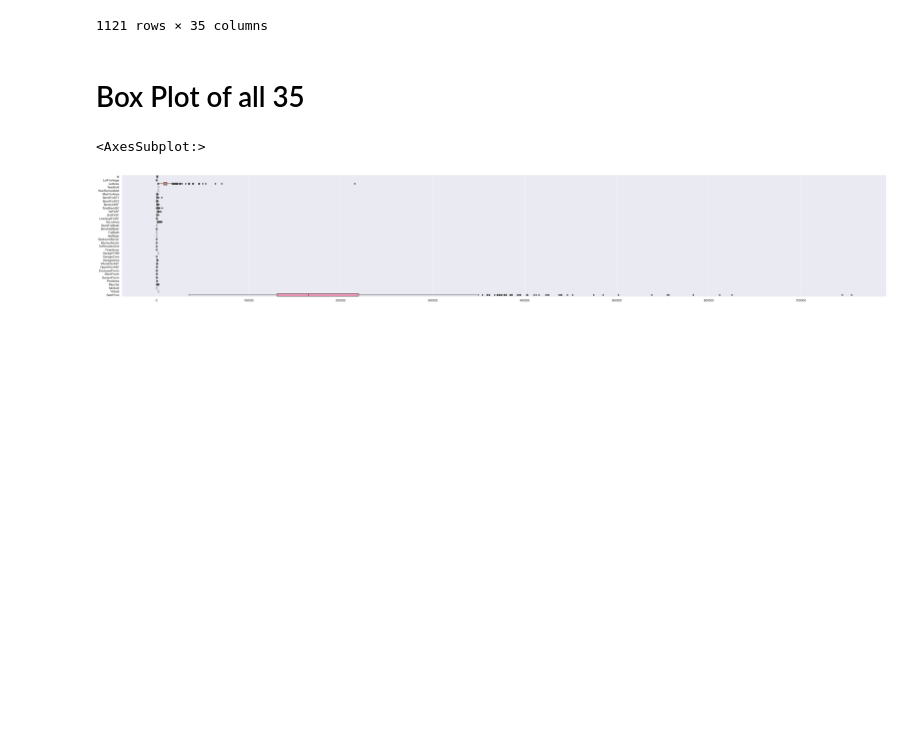
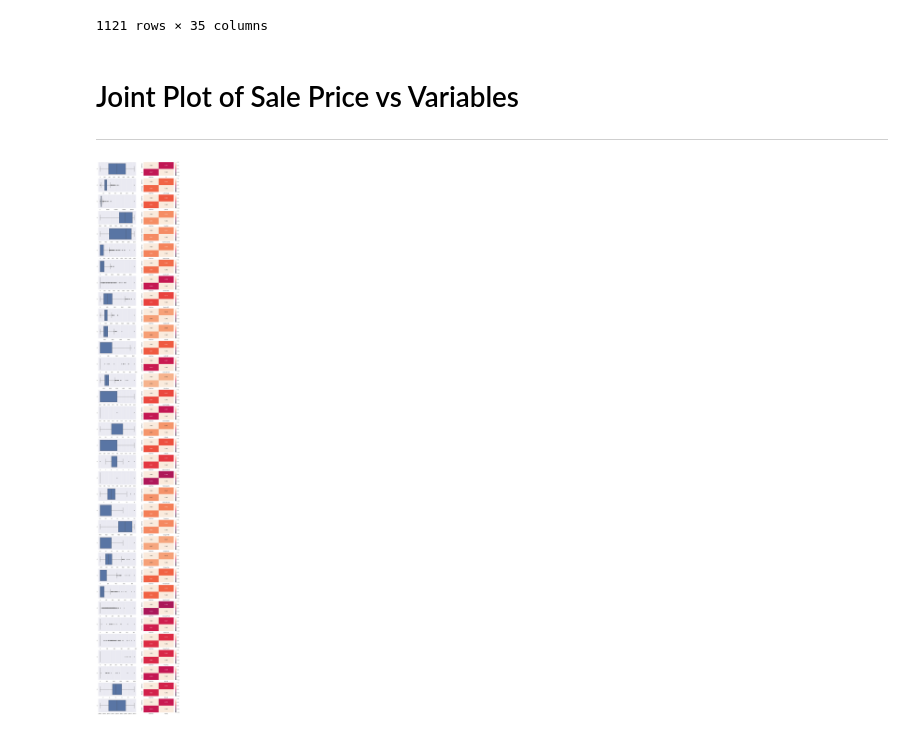
Before and after one commit to isaacchunn/data-science-and-ai, a Jupyter notebook: Lab 2/Solution/Exercise2_solution.ipynb, the cells around one changed output. Cells and saved outputs as stored; diff of their text form; code cells hidden in the pictures; blank space fills up the shorter version.

```diff
--- a/Lab 2/Solution/Exercise2_solution.ipynb
+++ b/Lab 2/Solution/Exercise2_solution.ipynb
@@ -422,11 +422,27 @@ floatIntDF
 | 1459 | 1460 | 75.0 | 9937 | 1965 | 1965 | 0.0 | 830 | 290 | 136 | ... |
 1121 rows × 35 columns
 # %% [markdown]
-# Box Plot of all 35
+# Joint Plot of Sale Price vs Variables
+
+---
 # %%
-# Draw the Boxplots of all variables
-f = plt.figure(figsize=(50, 8))
-sb.boxplot(data = floatIntDF, orient = "h")
+# Draw the joint plot of sale price to all variables
+dataLength = len(floatIntDF.axes[1]) - 1;
+#col and rows, figsize 12,10
+
+newDataDF = {}
+
+f, axes = plt.subplots(dataLength, 2, figsize = (15, 100))
+
+count = 0;
+for col in floatIntDF.axes[1]:
+    if col != "SalePrice":
+        df = pd.concat([salePriceDF,pd.DataFrame(floatIntDF[col])], axis =1).reindex(floatIntDF.index)
+        sb.boxplot(data = floatIntDF[col], orient = "h", ax = axes[count,0])
+        #sb.jointplot(data = df, x = "SalePrice", y = col, ax = axes[count,0])
+        sb.heatmap(data = df.corr(), vmin = -1, vmax = 1, annot = True, fmt = ".3f", ax = axes[count,1])
+        count +=1
+        #append into new data
+        newDataDF[col] = df;
 # %% [output]
-<AxesSubplot:>
-[figure, old version]
+[figure, new version]
```
Also changed, not shown: parts of 2 cells of this notebook.
